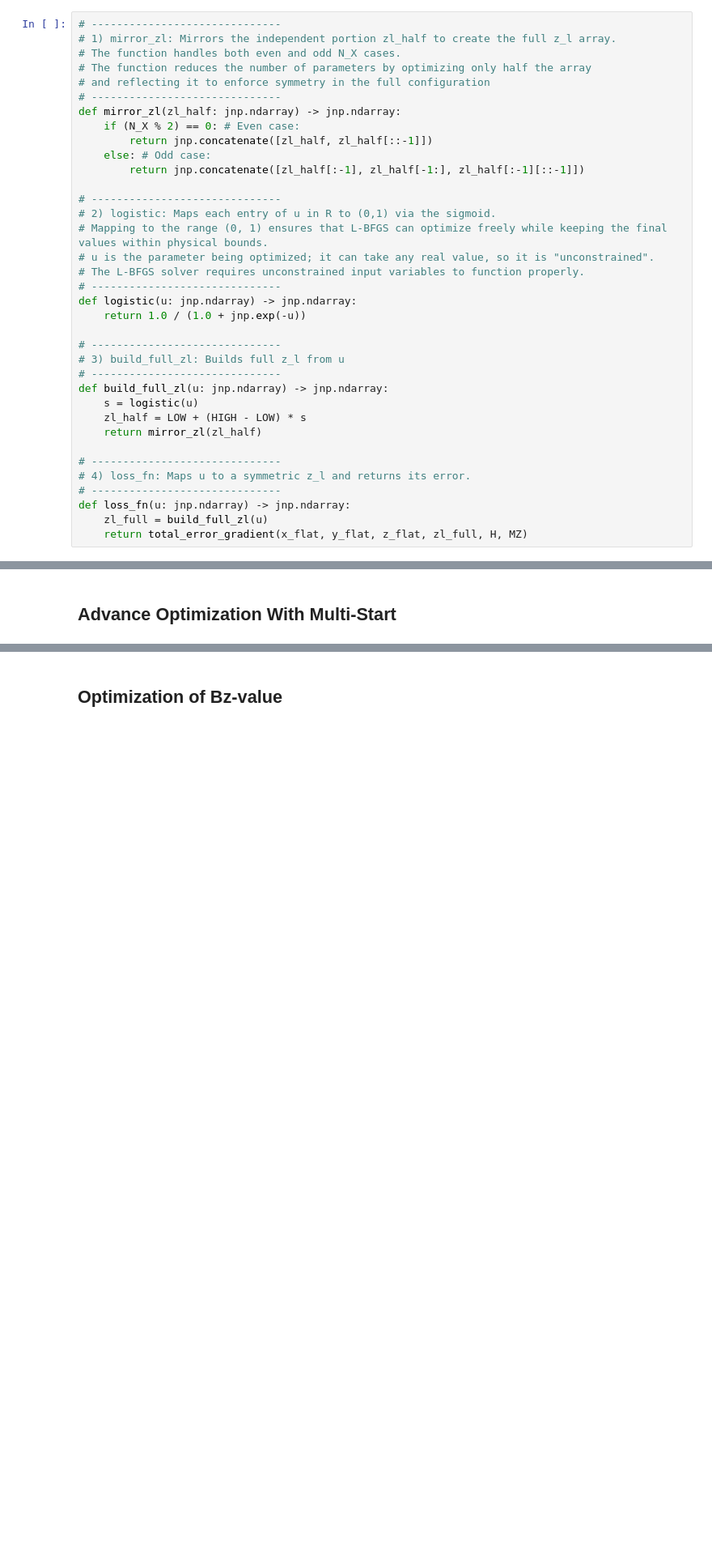
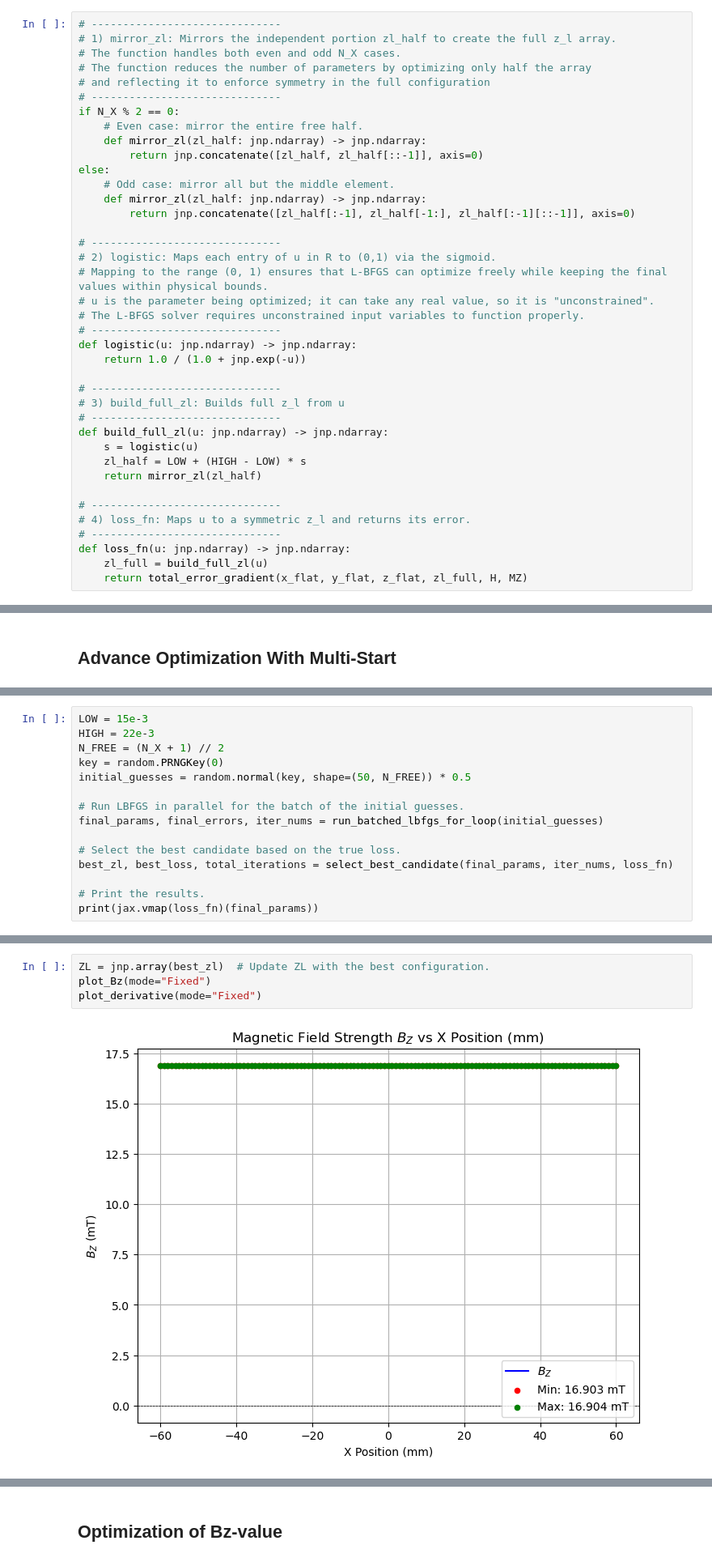
Before and after one commit to joostwijn/Rotating_Magnetic_Setup, a Jupyter notebook: 3. Magnets/Field_Shaping_Algorithm_JAX.ipynb, the cells around one changed output, grey strips where cells are left out. Shown at 81% size. Cells and saved outputs as stored; diff of their text form; blank space fills up the shorter version.

```diff
--- a/3. Magnets/Field_Shaping_Algorithm_JAX.ipynb
+++ b/3. Magnets/Field_Shaping_Algorithm_JAX.ipynb
@@ -1078,11 +1079,14 @@ plot_derivative(mode="Fixed")
 # The function reduces the number of parameters by optimizing only half the array
 # and reflecting it to enforce symmetry in the full configuration
 # ------------------------------
-def mirror_zl(zl_half: jnp.ndarray) -> jnp.ndarray:
-    if (N_X % 2) == 0: # Even case:
-        return jnp.concatenate([zl_half, zl_half[::-1]])
-    else: # Odd case:
-        return jnp.concatenate([zl_half[:-1], zl_half[-1:], zl_half[:-1][::-1]])
+if N_X % 2 == 0:
+    # Even case: mirror the entire free half.
+    def mirror_zl(zl_half: jnp.ndarray) -> jnp.ndarray:
+        return jnp.concatenate([zl_half, zl_half[::-1]], axis=0)
+else:
+    # Odd case: mirror all but the middle element.
+    def mirror_zl(zl_half: jnp.ndarray) -> jnp.ndarray:
+        return jnp.concatenate([zl_half[:-1], zl_half[-1:], zl_half[:-1][::-1]], axis=0)
 
 # ------------------------------
 # 2) logistic: Maps each entry of u in R to (0,1) via the sigmoid.
@@ -1320,0 +1249,15 @@ Gradient Error: 0.0023182628
+# %%
+LOW = 15e-3
+HIGH = 22e-3
+N_FREE = (N_X + 1) // 2
+key = random.PRNGKey(0)
+initial_guesses = random.normal(key, shape=(50, N_FREE)) * 0.5
+
+# Run LBFGS in parallel for the batch of the initial guesses.
+final_params, final_errors, iter_nums = run_batched_lbfgs_for_loop(initial_guesses)
+
+# Select the best candidate based on the true loss.
+best_zl, best_loss, total_iterations = select_best_candidate(final_params, iter_nums, loss_fn)
+
+# Print the results.
+print(jax.vmap(loss_fn)(final_params))
@@ -1324,0 +1278,6 @@ print(total_error_gradient(x_flat, y_flat, z_flat, best_zl, H, MZ))
+# %%
+ZL = jnp.array(best_zl)  # Update ZL with the best configuration.
+plot_Bz(mode="Fixed")
+plot_derivative(mode="Fixed")
+# %% [output]
+[figure, added]
```
Also changed, not shown: parts of 10 cells of this notebook.
